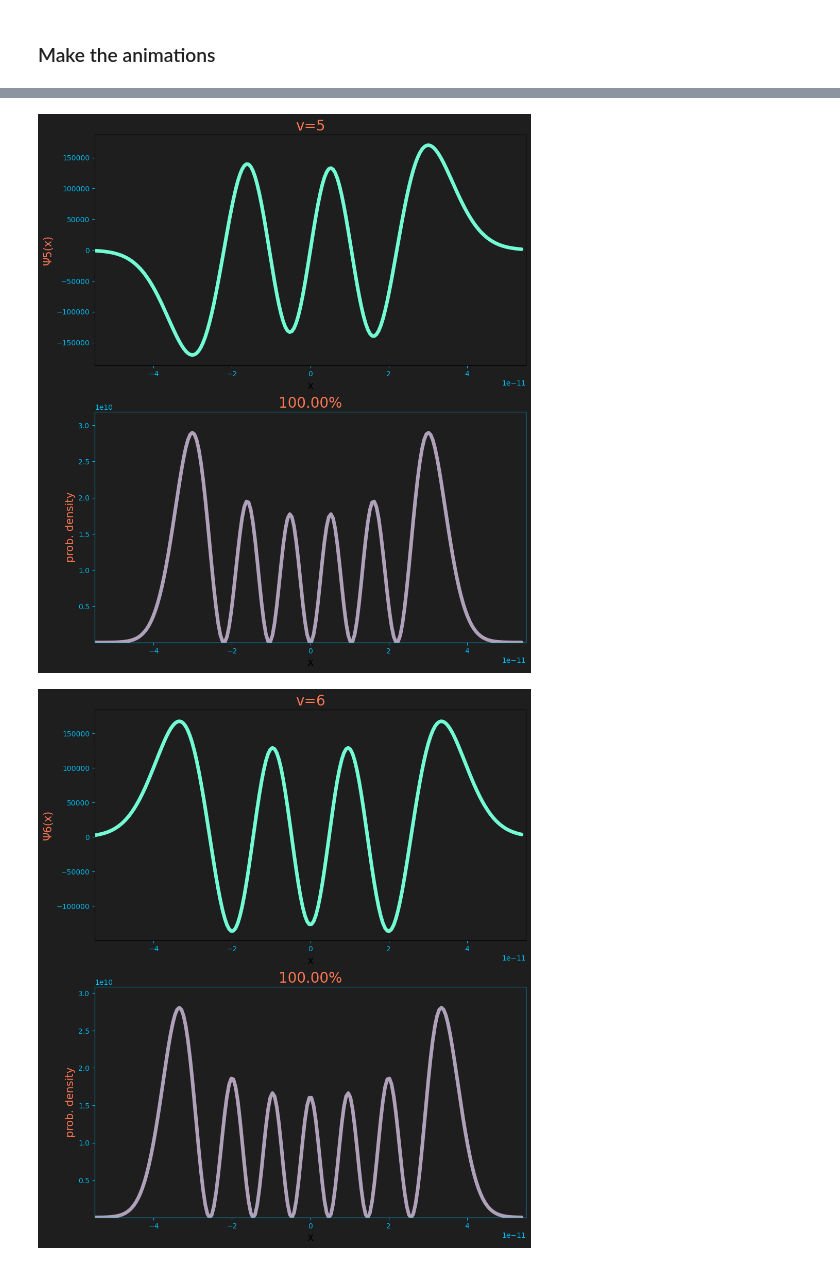
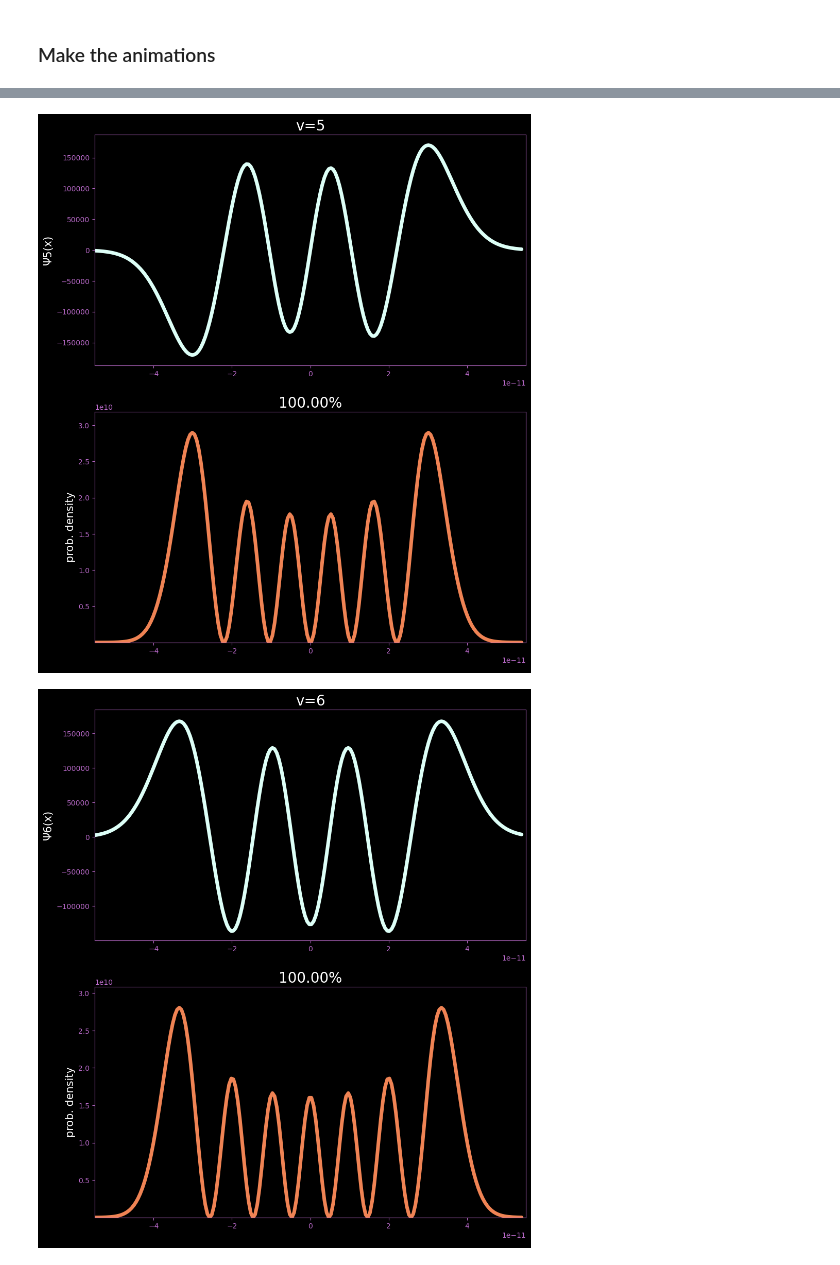
Before and after one commit to akey7/quantum-harmonic-oscillator, a Jupyter notebook: wavefunctions.ipynb, the cells around one changed output, grey strips where cells are left out. Drawn from its saved outputs; the diff is of its cells as text; code cells hidden in the pictures.

```diff
--- a/wavefunctions.ipynb
+++ b/wavefunctions.ipynb
@@ -33,12 +33,20 @@ prob_densities = [qho.prob_density(v, x_min, x_max, n_points) for v in vs]
 dpi = 100
 width = 1080 / dpi
 height = 1920 * 2 / 3 / dpi
-bgcolor = "#1E1E1E"
-line_color_1 = "#73FBD3"
-line_color_2 = "#B0A1BA"
-axis_color = "#01BAEF"
-annotation_color = "#FFFFFF"
-heading_text_color = "#FC7753"
+
+# Soft colors
+# bgcolor = "#1E1E1E"
+# line_color = "#73FBD3"
+# axis_color = "#01BAEF"
+# annotation_color = "#FFFFFF"
+# heading_text_color = "#FC7753"
+
+# Bright colors
+bgcolor = "#000000"
+line_color_1 = "#DDFFF7"
+axis_color = "#B96AC9"
+line_color_2 = "#EF8354"
+heading_text_color = "#FFFFFF"
 # %% [markdown]
 ### Make the animations
 # %%
@@ -51,8 +59,9 @@ for v in range(qho.max_v() + 1):
         ax.tick_params(axis='x', colors=axis_color)
         ax.tick_params(axis='y', colors=axis_color)
 
-    for spine_direction in ["top", "right", "bottom", "left"]:
-        ax.spines[spine_direction].set_color(axis_color)
+    for ax in axs:
+        for spine_direction in ["top", "right", "bottom", "left"]:
+            ax.spines[spine_direction].set_color(axis_color)
 
     wavefunction_line = axs[0].plot(wavefunctions[v][0][0], wavefunctions[v][1][0], color=line_color_1, lw=5, solid_capstyle='round')
     prob_density_title = axs[1].set_title('probability=0%', size=20, color=heading_text_color)
@@ -113,2 +122,2 @@ v=6, frame=99
-[figure, old version]
+[figure, new version]
-[figure, old version]
+[figure, new version]
```
Also changed, not shown: parts of 1 cell of this notebook.
